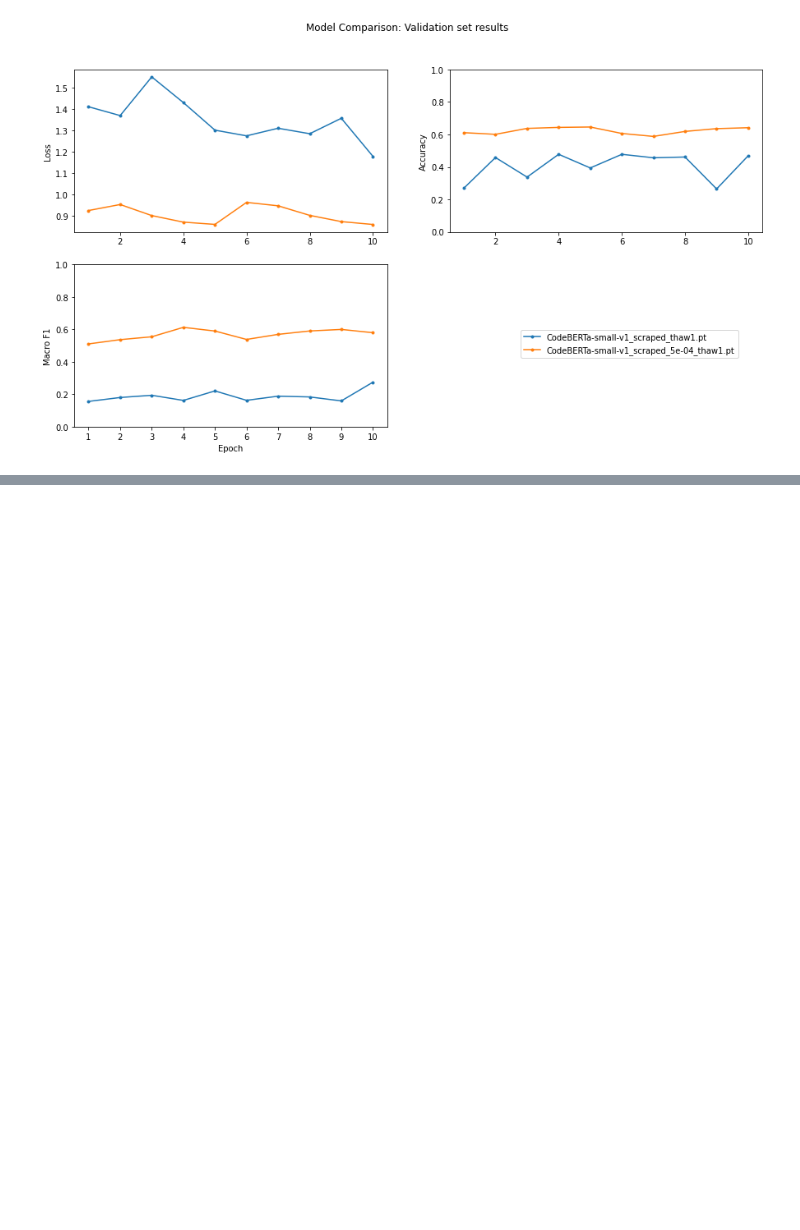
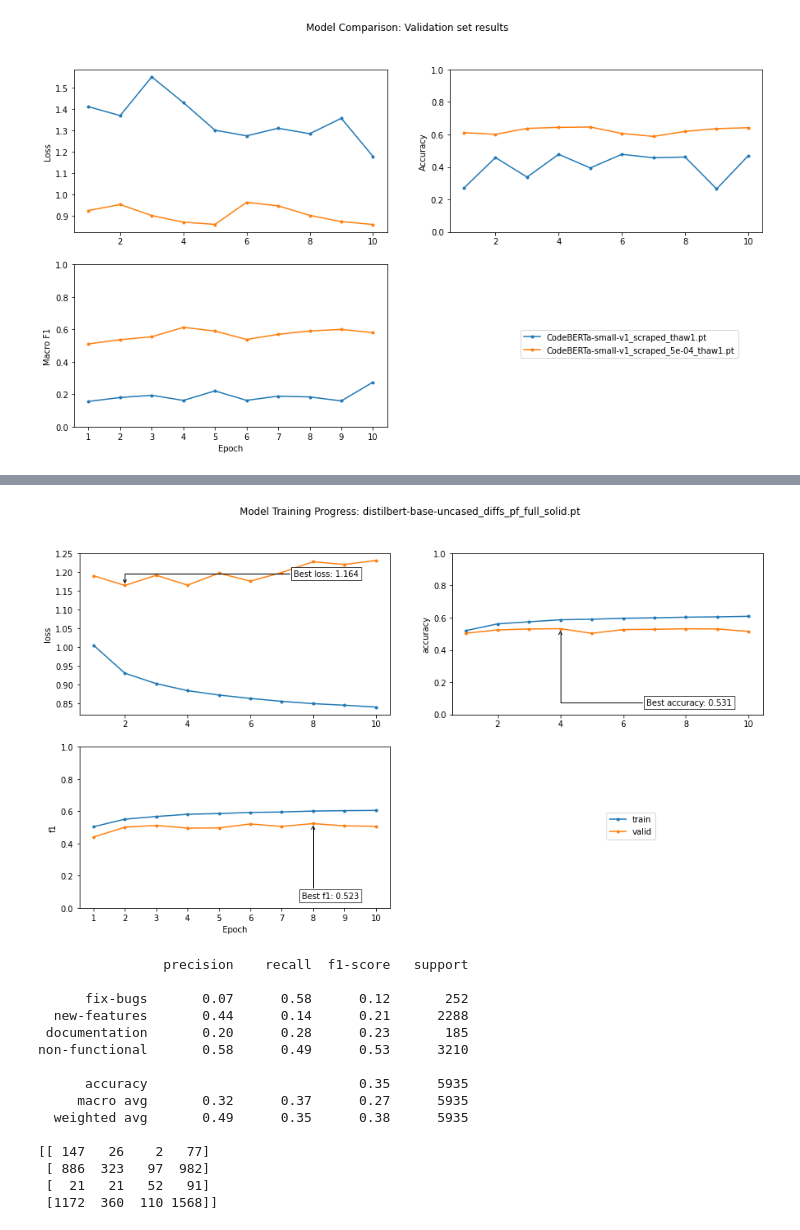
Before and after one commit to backtick-se/docks-master-thesis, a Jupyter notebook: notebooks/transformer_eval.ipynb, the cells around one changed output, grey strips where cells are left out. Saved outputs shown, nothing was run; the diff lists cells and outputs as text; code cells hidden in the pictures; blank space fills up the shorter version.

```diff
--- a/notebooks/transformer_eval.ipynb
+++ b/notebooks/transformer_eval.ipynb
@@ -229,0 +289,19 @@ progress('distilbert-base-uncased_scraped_5e-04_solid.pt')
+# %%
+progress('distilbert-base-uncased_diffs_pf_full_solid.pt')
+# %% [output]
+[figure, added]
+                precision    recall  f1-score   support
+
+      fix-bugs       0.07      0.58      0.12       252
+  new-features       0.44      0.14      0.21      2288
+ documentation       0.20      0.28      0.23       185
+non-functional       0.58      0.49      0.53      3210
+
+      accuracy                           0.35      5935
+     macro avg       0.32      0.37      0.27      5935
+  weighted avg       0.49      0.35      0.38      5935
+
+[[ 147   26    2   77]
+ [ 886  323   97  982]
+ [  21   21   52   91]
+ [1172  360  110 1568]]
```
Also changed, not shown: parts of 40 cells of this notebook, 2 other files.
